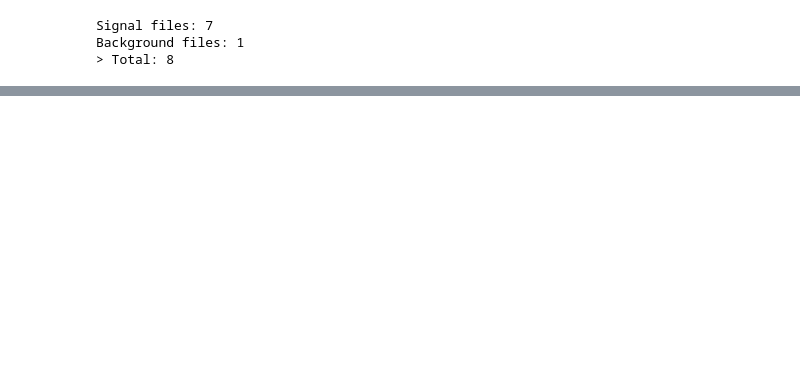
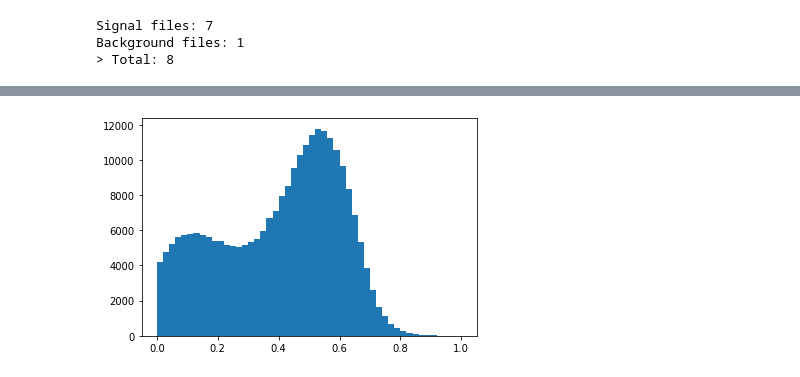
Before and after one commit to mcpeixoto/LIP-Internship-2, a Jupyter notebook: non_zeros/rocs_over_ht.ipynb, the cells around one changed output, grey strips where cells are left out. Cells and saved outputs as stored; diff of their text form; code cells hidden in the pictures; blank space fills up the shorter version.

```diff
--- a/non_zeros/rocs_over_ht.ipynb
+++ b/non_zeros/rocs_over_ht.ipynb
@@ -63,0 +69,8 @@ signal = data[data['name'] != 'bkg']
+# %%
+to_plot = np.log(data[data['name'] != 'bkg']['ScalarHT_HT'] + np.finfo(float).eps)
+to_plot = to_plot - to_plot.min()
+to_plot = to_plot / to_plot.max()
+plt.hist(to_plot, bins=50)
+plt.show()
+# %% [output]
+[figure, added]
```
Also changed, not shown: parts of 12 cells of this notebook, 1 other file.
